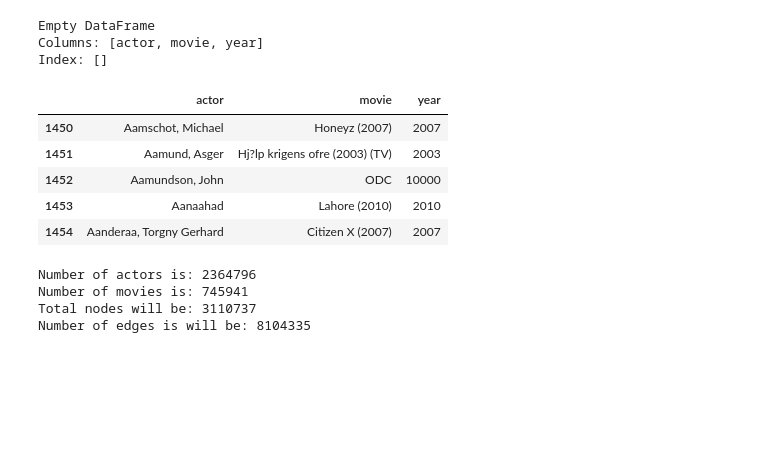
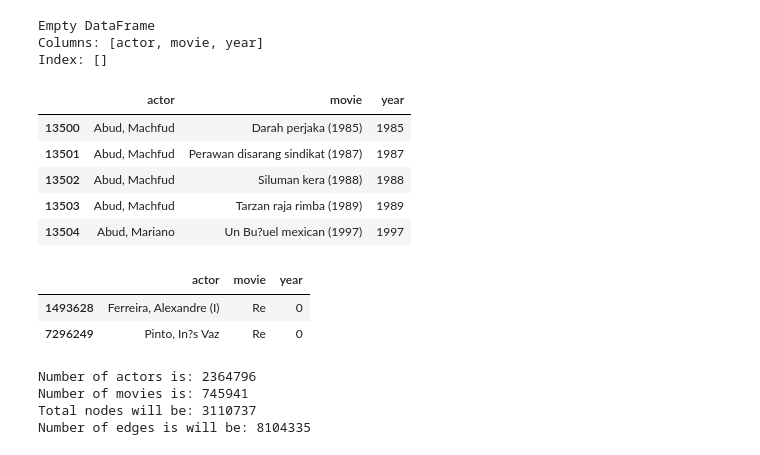
Before and after one commit to wedrid/IMDB_explore, a Jupyter notebook: project.ipynb, the cells around one changed output. Saved outputs shown, nothing was run; the diff lists cells and outputs as text; code cells hidden in the pictures; blank space fills up the shorter version.

```diff
--- a/project.ipynb
+++ b/project.ipynb
@@ -5,4 +5,5 @@ from tqdm.notebook import tqdm
 import numpy as np
 import random
 # %%
-df = pd.read_csv('imdb_dataset.tsv', sep='\t', header=None)
+df = pd.read_csv('imdb_dataset.tsv', sep='\t', header=None, dtype=str)
+print(df.dtypes)
@@ -9,2 +14,5 @@ df = pd.read_csv('imdb_dataset.tsv', sep='\t', header=None)
 # %%
 edges = df.to_records(index=False)
+# %%
+df[2] = df[1].str.extract(r'(\(\d{4})', expand=True)#.str.replace("(", "").fillna(0).astype(int) #FIXME fillna is pretty ugly rn
+df[2] = df[2].str.replace("(", "", regex=False).fillna(0).astype(int)
@@ -11,7 +34,6 @@ edges = df.to_records(index=False)
 # %%
 #https://pandas.pydata.org/docs/reference/api/pandas.Series.str.extract.html
 # I think the simple regex is sufficient
-df[2] = df[1].str.extract(r'(\d{4})', expand=True).fillna(10000).astype(int) #FIXME fillna is pretty ugly rn
 df = df.rename(columns={0: "actor", 1: "movie", 2: "year"})
 # %%
 print(df[df['year'].isnull()])
@@ -20,11 +42,11 @@ Empty DataFrame
 Columns: [actor, movie, year]
 Index: []
 # %%
-df[1450:1455]
+df[13500:13505]
 # %% [output]
 |  | actor | movie | year |
-| 1450 | Aamschot, Michael | Honeyz (2007) | 2007 |
-| 1451 | Aamund, Asger | Hj?lp krigens ofre (2003) (TV) | 2003 |
-| 1452 | Aamundson, John | ODC | 10000 |
-| 1453 | Aanaahad | Lahore (2010) | 2010 |
-| 1454 | Aanderaa, Torgny Gerhard | Citizen X (2007) | 2007 |
+| 13500 | Abud, Machfud | Darah perjaka (1985) | 1985 |
+| 13501 | Abud, Machfud | Perawan disarang sindikat (1987) | 1987 |
+| 13502 | Abud, Machfud | Siluman kera (1988) | 1988 |
+| 13503 | Abud, Machfud | Tarzan raja rimba (1989) | 1989 |
+| 13504 | Abud, Mariano | Un Bu?uel mexican (1997) | 1997 |
@@ -31,3 +57,9 @@ df[1450:1455]
+# %%
+df.loc[df['movie'] == 'Re ']
+# %% [output]
+|  | actor | movie | year |
+| 1493628 | Ferreira, Alexandre (I) | Re | 0 |
+| 7296249 | Pinto, In?s Vaz | Re | 0 |
 # %%
 actors = df.actor.unique()
 movies = df.movie.unique()
```
Also changed, not shown: parts of 44 cells of this notebook.
